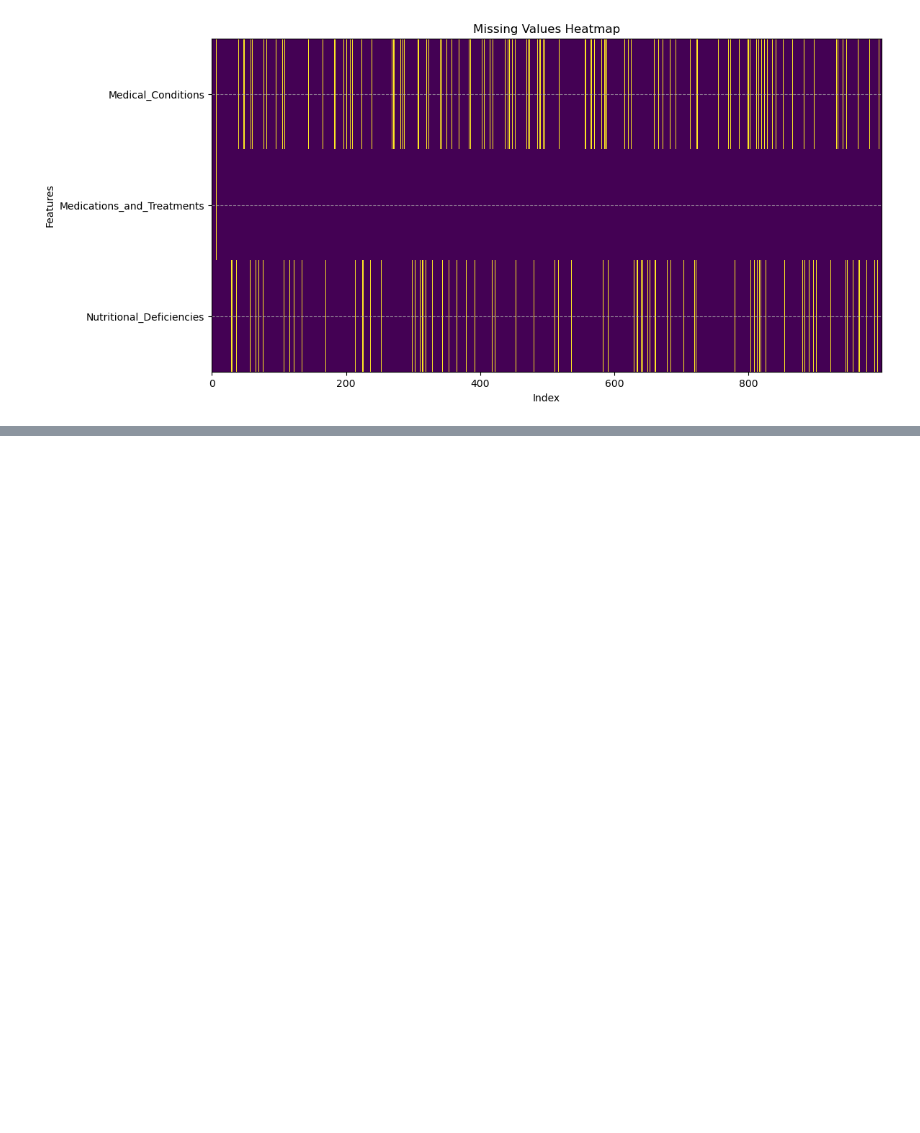
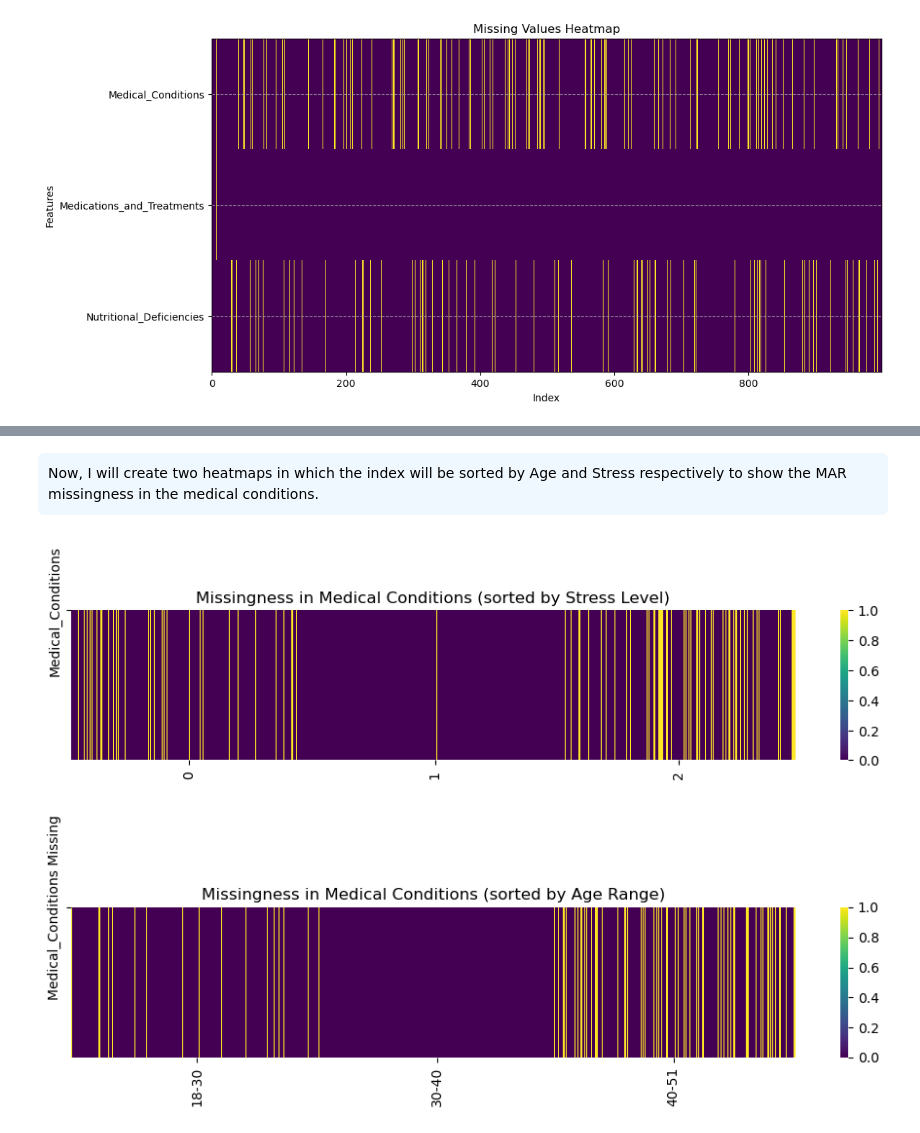
Before and after one commit to AhmadJabbar2502/Hair-Fall-Prediction, a Jupyter notebook: data_cleaning_predit_hair_loss.ipynb, the cells around one changed output, grey strips where cells are left out. Saved outputs shown, nothing was run; the diff lists cells and outputs as text; code cells hidden in the pictures; blank space fills up the shorter version.

```diff
--- a/data_cleaning_predit_hair_loss.ipynb
+++ b/data_cleaning_predit_hair_loss.ipynb
@@ -187,0 +348,35 @@ Moreover, the missing pattern is the general pattern.
+# %% [markdown]
+<div style="background-color:#f0f8ff; padding:10px; border-radius:6px; color:black;" >
+Now, I will create two heatmaps in which the index will be sorted by Age and Stress respectively to show the MAR missingness in the medical conditions.
+# %%
+# --- Heatmap for Stress_Level ---
+# Repeat each Stress_Level value as many times as there are rows in that category
+stress_sorted = hair_data.sort_values('Stress_Level')
+missing_stress_matrix = stress_sorted['Medical_Conditions_missing'].to_numpy().reshape(1, -1)
+
+plt.figure(figsize=(12, 2))
+sns.heatmap(missing_stress_matrix, cmap='viridis', cbar=True)
+plt.xticks(
+    ticks=[np.mean(np.where(stress_sorted['Stress_Level']==lvl)) for lvl in sorted(stress_sorted['Stress_Level'].unique())],
+    labels=sorted(stress_sorted['Stress_Level'].unique())
+)
+plt.yticks([0], ['Medical_Conditions Missing'])
+plt.title('Missingness in Medical Conditions (sorted by Stress Level)')
+plt.show()
+
+# --- Heatmap for Age_Range ---
+age_sorted = hair_data.sort_values('Age_Range')
+missing_age_matrix = age_sorted['Medical_Conditions_missing'].to_numpy().reshape(1, -1)
+
+plt.figure(figsize=(12, 2))
+sns.heatmap(missing_age_matrix, cmap='viridis', cbar=True)
+plt.xticks(
+    ticks=[np.mean(np.where(age_sorted['Age_Range']==lvl)) for lvl in age_sorted['Age_Range'].unique()],
+    labels=age_sorted['Age_Range'].unique()
+)
+plt.yticks([0], ['Medical_Conditions Missing'])
+plt.title('Missingness in Medical Conditions (sorted by Age Range)')
+plt.show()
+# %% [output]
+[figure, added]
+[figure, added]
```
Also changed, not shown: parts of 18 cells of this notebook.
